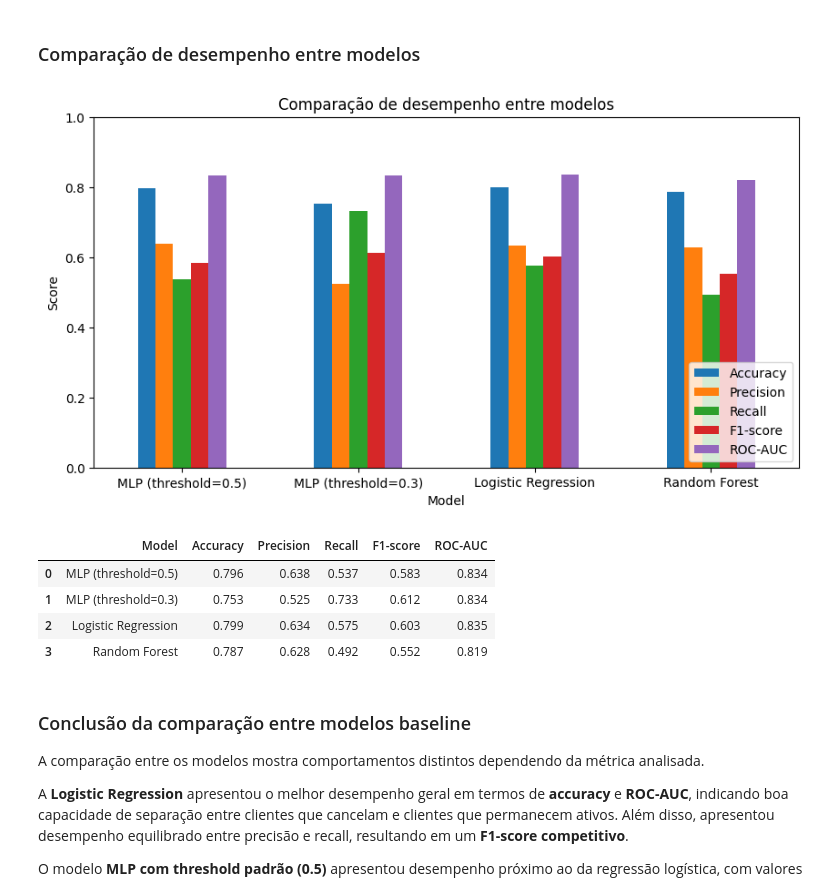
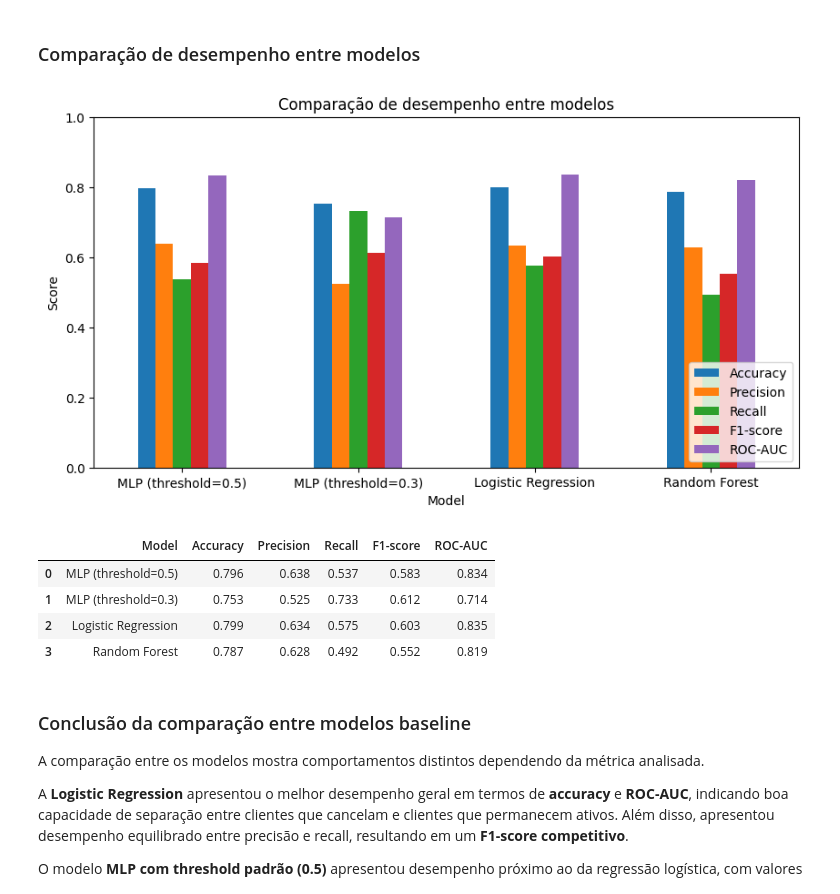
Before and after one commit to JoaoFurlan/tech-challenge-01, a Jupyter notebook: notebooks/02_mlp_modeling.ipynb, the cells around one changed output. Cells and saved outputs as stored; diff of their text form; code cells hidden in the pictures.

```diff
--- a/notebooks/02_mlp_modeling.ipynb
+++ b/notebooks/02_mlp_modeling.ipynb
@@ -868,6 +868,10 @@ accuracy_mlp03 = accuracy_score(y_true, y_pred_03)
 precision_mlp03 = precision_score(y_true, y_pred_03)
 recall_mlp03 = recall_score(y_true, y_pred_03)
 f1_mlp03 = f1_score(y_true, y_pred_03)
+
+#o ROC não mudo com thresold, mas separamos as variáveis para fins de harmonização do código e tabela de resultados
+roc_mlp03 = roc_auc_score(y_true, y_pred_03)
+roc_mlp05 = roc_auc_score(y_true, y_pred_05)
 
 
 results = pd.DataFrame({
@@ -903,42 +907,42 @@ results = pd.DataFrame({
     ],
     "ROC-AUC": [
         roc_mlp,
-        roc_mlp,
+        roc_mlp05,
         roc_log,
         roc_rf
     ]
 })
 
 # gráfico comparativo
 results.set_index("Model").plot(
     kind="bar",
     figsize=(10,5)
 )
 
 plt.title("Comparação de desempenho entre modelos")
 plt.ylabel("Score")
 plt.ylim(0,1)
 plt.xticks(rotation=0)
 plt.legend(loc="lower right")
 
 plt.show()
 
 # tabela formatada
 results.style.highlight_max(
     subset=["Accuracy", "Precision", "Recall", "F1-score", "ROC-AUC"],
     color="#0000CC"
 ).format({
     "Accuracy": "{:.3f}",
     "Precision": "{:.3f}",
     "Recall": "{:.3f}",
     "F1-score": "{:.3f}",
     "ROC-AUC": "{:.3f}"
 })
 # %% [output]
-[figure, old version]
+[figure, new version]
 |  | Model | Accuracy | Precision | Recall | F1-score | ROC-AUC |
 | 0 | MLP (threshold=0.5) | 0.796 | 0.638 | 0.537 | 0.583 | 0.834 |
-| 1 | MLP (threshold=0.3) | 0.753 | 0.525 | 0.733 | 0.612 | 0.834 |
+| 1 | MLP (threshold=0.3) | 0.753 | 0.525 | 0.733 | 0.612 | 0.714 |
 | 2 | Logistic Regression | 0.799 | 0.634 | 0.575 | 0.603 | 0.835 |
 | 3 | Random Forest | 0.787 | 0.628 | 0.492 | 0.552 | 0.819 |
 # %% [markdown]
```
Also changed, not shown: parts of 4 cells of this notebook, 1 other file.
